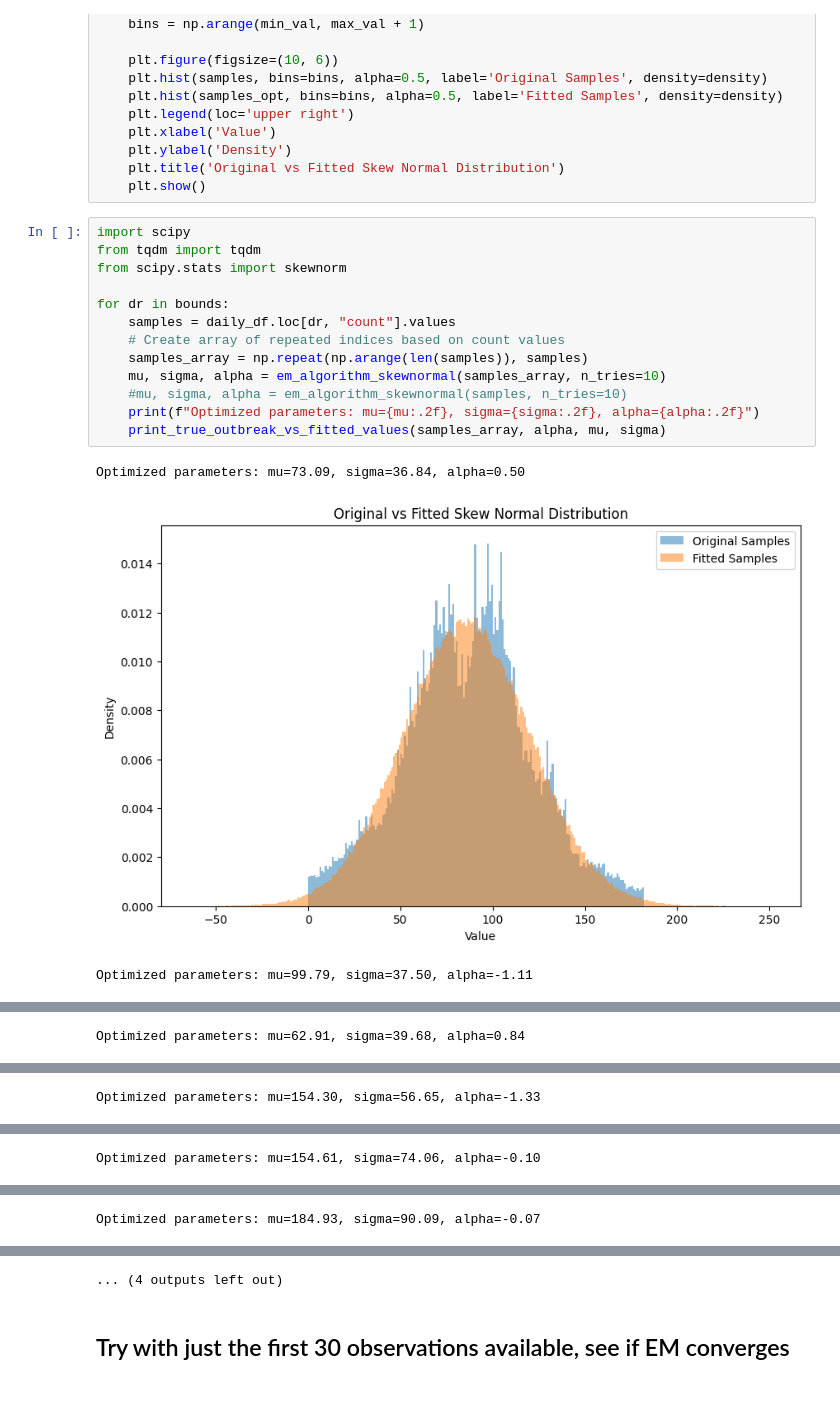
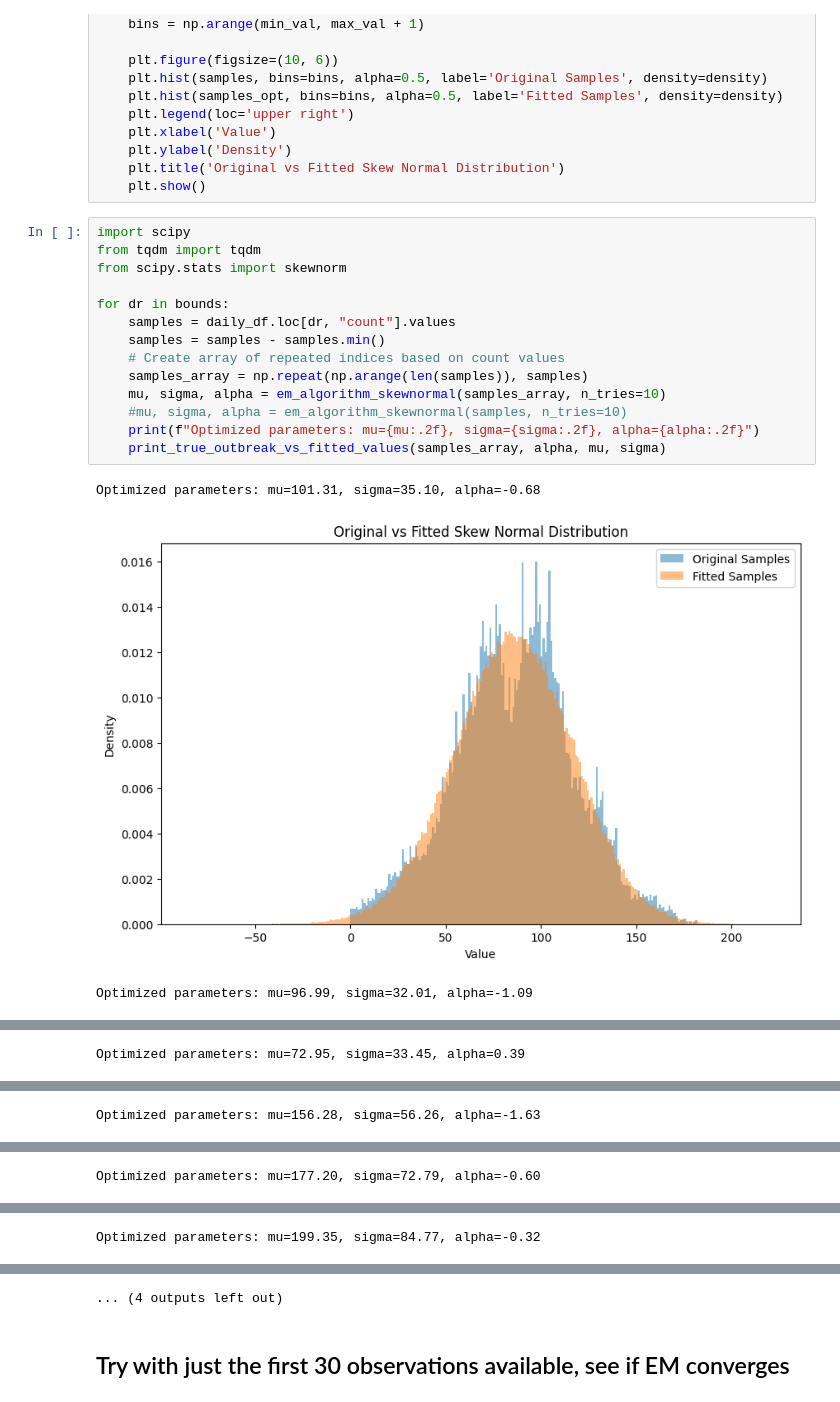
Before and after one commit to silaskoemen/ForecastPNN, a Jupyter notebook: exploration/train_model.ipynb, the cells around one changed output, grey strips where cells are left out. Cells and saved outputs as stored; diff of their text form.

```diff
--- a/exploration/train_model.ipynb
+++ b/exploration/train_model.ipynb
@@ -502,17 +501,18 @@ def print_true_outbreak_vs_fitted_values(samples, alpha, mu, sigma, density=True
 # %%
 import scipy
 from tqdm import tqdm
 from scipy.stats import skewnorm
 
 for dr in bounds:
     samples = daily_df.loc[dr, "count"].values
+    samples = samples - samples.min()
     # Create array of repeated indices based on count values
     samples_array = np.repeat(np.arange(len(samples)), samples)
     mu, sigma, alpha = em_algorithm_skewnormal(samples_array, n_tries=10)
     #mu, sigma, alpha = em_algorithm_skewnormal(samples, n_tries=10)
     print(f"Optimized parameters: mu={mu:.2f}, sigma={sigma:.2f}, alpha={alpha:.2f}")
     print_true_outbreak_vs_fitted_values(samples_array, alpha, mu, sigma)
 # %% [output]
-Optimized parameters: mu=73.09, sigma=36.84, alpha=0.50
+Optimized parameters: mu=101.31, sigma=35.10, alpha=-0.68
-[figure, old version]
+[figure, new version]
-Optimized parameters: mu=99.79, sigma=37.50, alpha=-1.11
+Optimized parameters: mu=96.99, sigma=32.01, alpha=-1.09
@@ -520 +520 @@ Optimized parameters: mu=99.79, sigma=37.50, alpha=-1.11
-Optimized parameters: mu=62.91, sigma=39.68, alpha=0.84
+Optimized parameters: mu=72.95, sigma=33.45, alpha=0.39
@@ -522 +522 @@ Optimized parameters: mu=62.91, sigma=39.68, alpha=0.84
-Optimized parameters: mu=154.30, sigma=56.65, alpha=-1.33
+Optimized parameters: mu=156.28, sigma=56.26, alpha=-1.63
@@ -524 +524 @@ Optimized parameters: mu=154.30, sigma=56.65, alpha=-1.33
-Optimized parameters: mu=154.61, sigma=74.06, alpha=-0.10
+Optimized parameters: mu=177.20, sigma=72.79, alpha=-0.60
@@ -526 +526 @@ Optimized parameters: mu=154.61, sigma=74.06, alpha=-0.10
-Optimized parameters: mu=184.93, sigma=90.09, alpha=-0.07
+Optimized parameters: mu=199.35, sigma=84.77, alpha=-0.32
```
Also changed, not shown: parts of 6 cells of this notebook.
